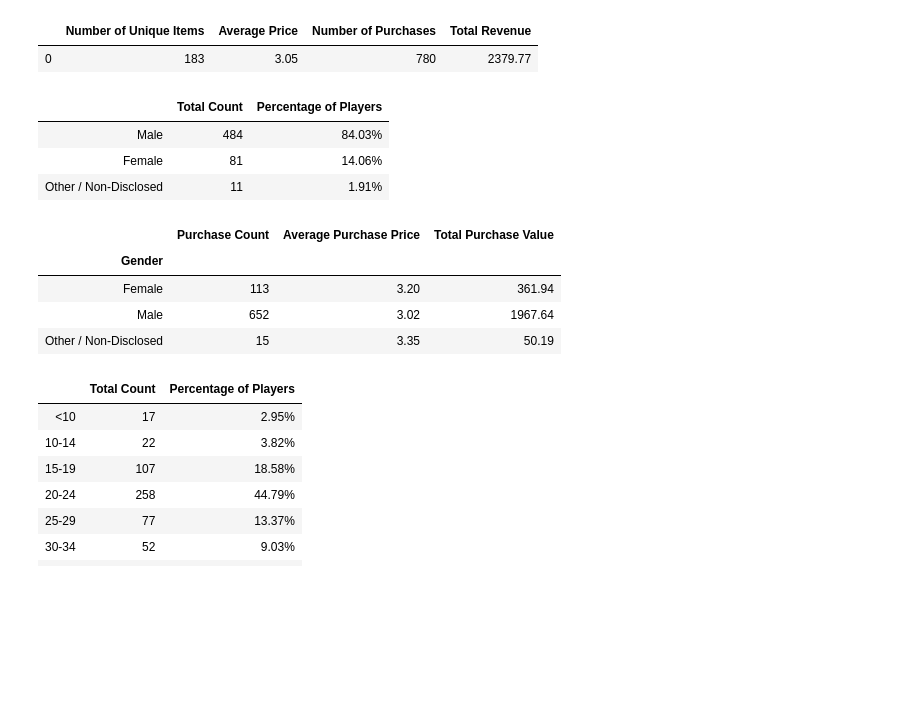
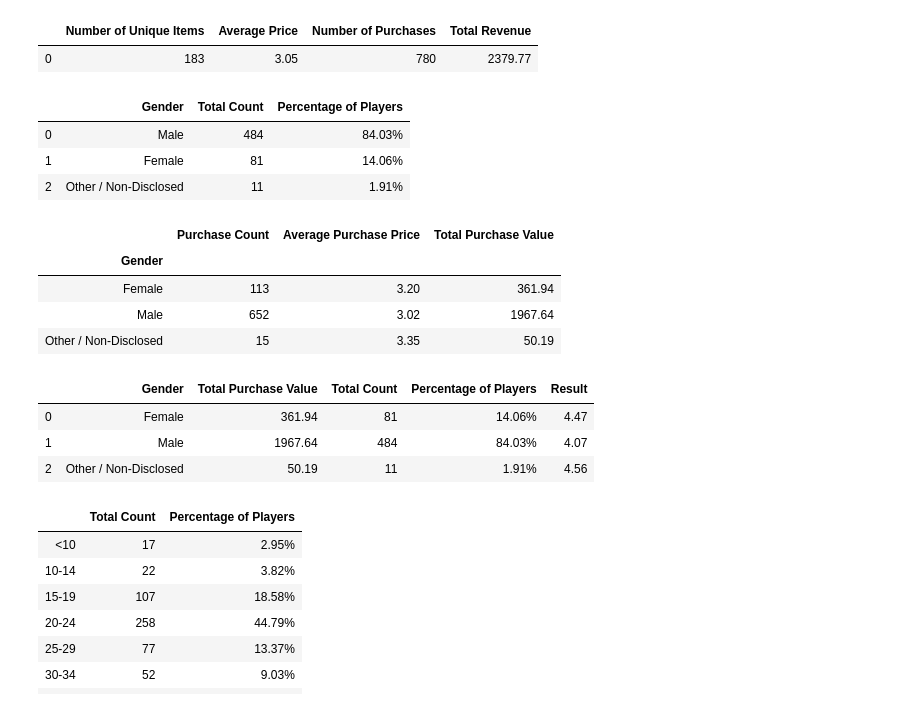
Before and after one commit to shidalgo12/Pandas-Challege, a Jupyter notebook: HeroesOfPymoli/Purchase_Data_Notebook.ipynb, the cells around one changed output. Drawn from its saved outputs; the diff is of its cells as text; code cells hidden in the pictures; blank space fills up the shorter version.

```diff
--- a/HeroesOfPymoli/Purchase_Data_Notebook.ipynb
+++ b/HeroesOfPymoli/Purchase_Data_Notebook.ipynb
@@ -87,20 +87,25 @@ purchase_totals_df
 # %%
 # Gender Demographics - COMPLETE
     # Table : Total Count , Percentage of Players
 
+# Calculate Players per gender
 gender_count = player_df["Gender"].value_counts()
 gender_count
 
+# Calculate Percentage of player per gneder
 gender_percentage = round((gender_count/total_players)*100,2).astype(str) + "%"
 gender_percentage
 
+# Display the summary data frame
 gender_demographics = pd.DataFrame({"Total Count": gender_count, "Percentage of Players": gender_percentage})
+gender_demographics = gender_demographics.reset_index()
+gender_demographics = gender_demographics.rename(columns= {'index':'Gender'})
 gender_demographics
 # %% [output]
-|  | Total Count | Percentage of Players |
-| Male | 484 | 84.03% |
-| Female | 81 | 14.06% |
-| Other / Non-Disclosed | 11 | 1.91% |
+|  | Gender | Total Count | Percentage of Players |
+| 0 | Male | 484 | 84.03% |
+| 1 | Female | 81 | 14.06% |
+| 2 | Other / Non-Disclosed | 11 | 1.91% |
 # %%
 # Purchasing Analysis (Gender)
     # Table: Purchase Count, Average Purchase Price, Total Purchase Value, Avg Total Purchase Per Person
@@ -147,6 +149,21 @@ gender_purchases
 | Female | 113 | 3.20 | 361.94 |
 | Male | 652 | 3.02 | 1967.64 |
 | Other / Non-Disclosed | 15 | 3.35 | 50.19 |
+# %%
+merge_df = pd.merge(total_gender_purchase_value, gender_demographics, on = 'Gender')
+merge_df
+
+merge_df['Result'] = round(merge_df['Total Purchase Value']/merge_df['Total Count'],2)
+merge_df
+
+# avg_purchase_value_per_person = pd.DataFrame(total_gender_purchase_value/gender_count)
+# avg_purchase_value_per_person
+# # NOTE: output = NaN
+# %% [output]
+|  | Gender | Total Purchase Value | Total Count | Percentage of Players | Result |
+| 0 | Female | 361.94 | 81 | 14.06% | 4.47 |
+| 1 | Male | 1967.64 | 484 | 84.03% | 4.07 |
+| 2 | Other / Non-Disclosed | 50.19 | 11 | 1.91% | 4.56 |
 # %%
 #Age Demographics - COMPLETE
     # Table: Total Count, Percentage of Players
```
Also changed, not shown: parts of 7 cells of this notebook.
